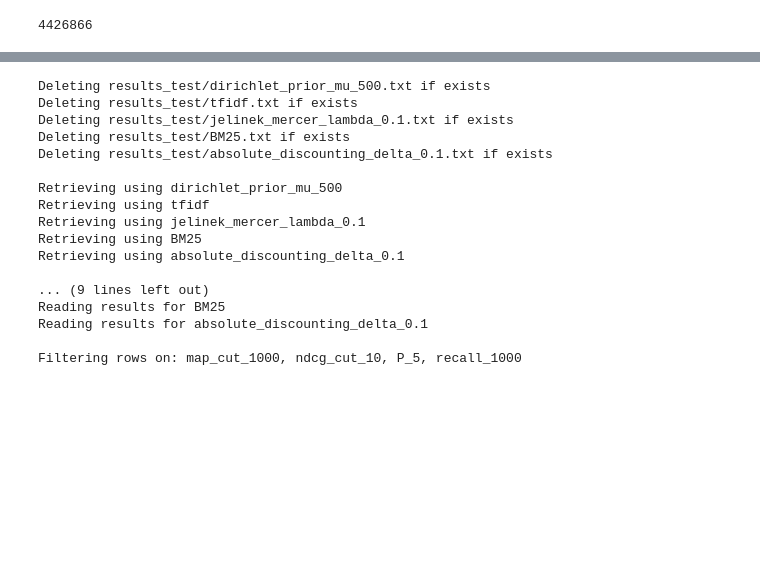
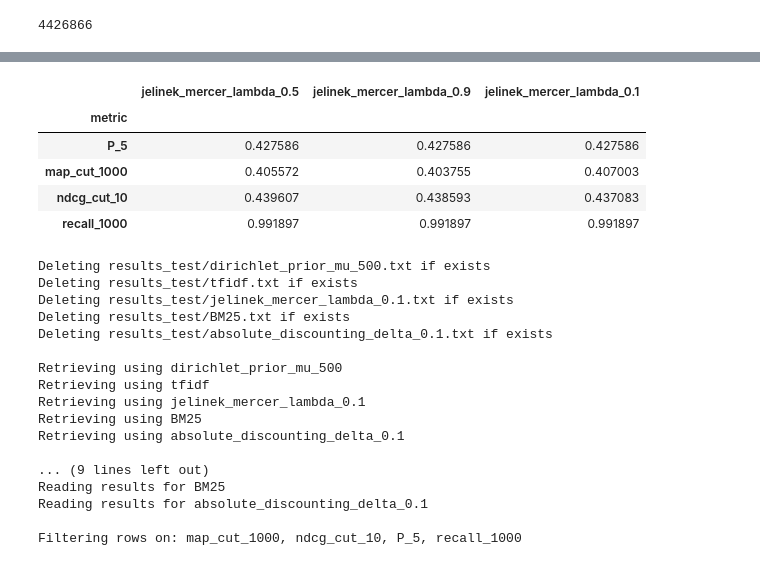
Before and after one commit to MichelleAppel/IR2, a Jupyter notebook: assignment.ipynb, the cells around one changed output, grey strips where cells are left out. Drawn from its saved outputs; the diff is of its cells as text; code cells hidden in the pictures; blank space fills up the shorter version.

```diff
--- a/assignment.ipynb
+++ b/assignment.ipynb
@@ -692,3 +726,13 @@ See the caveats in the documentation: http://pandas.pydata.org/pandas-docs/stabl
+# %%
+df_means = df_results_val.groupby(['metric'])[retrieval_model_names].mean()
+df_means
+# %% [output]
+|  | jelinek_mercer_lambda_0.5 | jelinek_mercer_lambda_0.9 | jelinek_mercer_lambda_0.1 |
+| metric |  |  |  |
+| P_5 | 0.427586 | 0.427586 | 0.427586 |
+| map_cut_1000 | 0.405572 | 0.403755 | 0.407003 |
+| ndcg_cut_10 | 0.439607 | 0.438593 | 0.437083 |
+| recall_1000 | 0.991897 | 0.991897 | 0.991897 |
 # %%
 # use these for camparison of metrics
 fpath_qrel_test = './ap_88_89/qrel_test'
```
Also changed, not shown: parts of 3 cells of this notebook.
